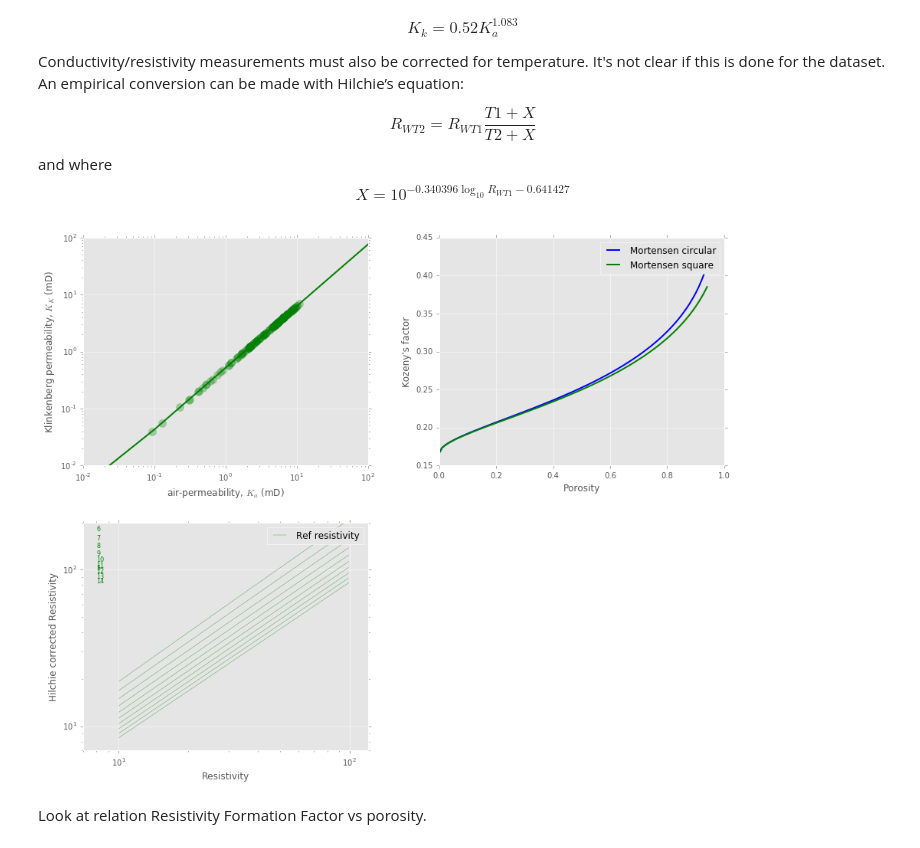
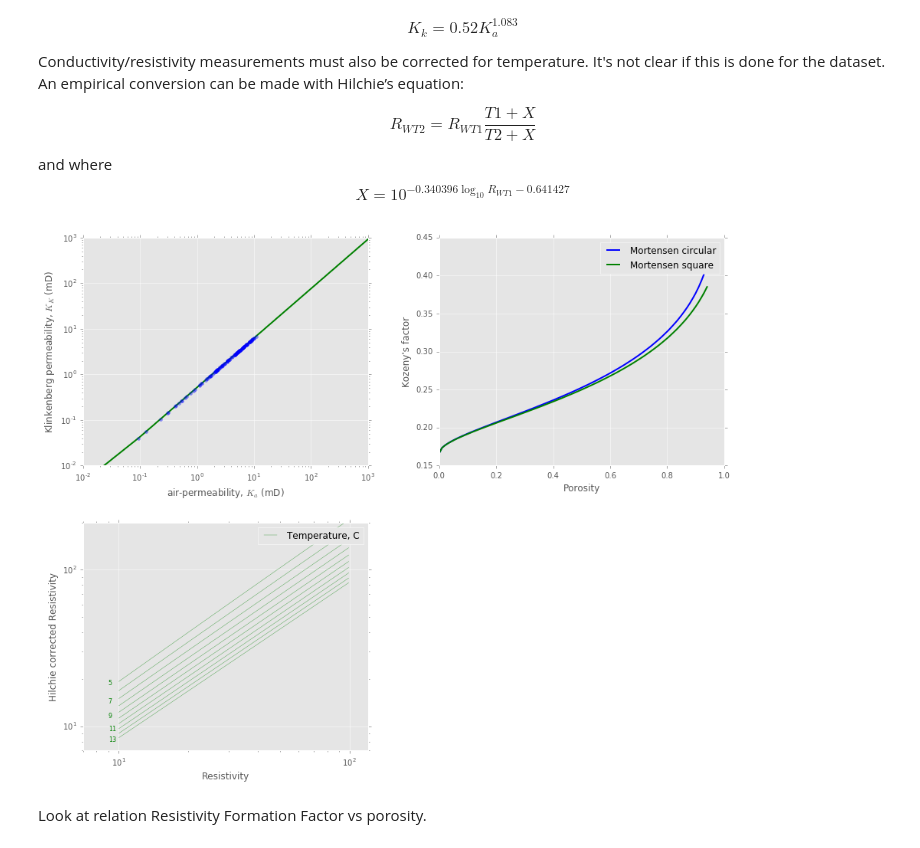
Before and after one commit to TobbeTripitaka/Dalbyover, a Jupyter notebook: Dalbyover sonic log.ipynb, the cells around one changed output. Drawn from its saved outputs; the diff is of its cells as text; code cells hidden in the pictures.

```diff
--- a/Dalbyover sonic log.ipynb
+++ b/Dalbyover sonic log.ipynb
@@ -336,8 +344,8 @@ fig = plt.figure(figsize=(16,12))
 fig.subplots_adjust(wspace=0)
 
 ax1 = plt.subplot(121)
-mask = np.isfinite(data['POROSITY'])
-plt.plot(data['POROSITY'][mask],data['DEPTH'][mask],'.k', alpha=0.9,label='Porosity')
+mask_POR = np.isfinite(data['POROSITY'])
+plt.plot(data['POROSITY'][mask_POR],data['DEPTH'][mask_POR],'.k', alpha=0.9,label='Porosity')
 POR_inter = data['POROSITY'].interpolate(method='slinear', order=2,limit=300, limit_direction='both')
 plt.plot(POR_inter,data['DEPTH'],'k-', alpha=0.3)
 #plt.xlim(-2,15)
@@ -348,12 +356,14 @@ plt.legend()
 plt.ylim(max(data['DEPTH']),0)
 
 ax2 = plt.subplot(122)
-mask = np.isfinite(data['PERMEABILITY'])
-plt.plot(data['PERMEABILITY'][mask],data['DEPTH'][mask],'.b', alpha=0.9,label='Permeability')
+mask_PERM = np.isfinite(data['PERMEABILITY'])
+plt.plot(1000*data['PERMEABILITY'][mask_PERM],data['DEPTH'][mask_PERM],'.b', alpha=0.9,label='Permeability')
 PERM_inter = data['PERMEABILITY'].interpolate(method='slinear', order=2,limit=300, limit_direction='both')
-plt.plot(PERM_inter,data['DEPTH'],'b-', alpha=0.3)
+plt.plot(1000*PERM_inter,data['DEPTH'],'b-', alpha=0.3)
 plt.xlim(-2,15)
-plt.plot(smooth_filter(PERM_inter,200),data['DEPTH'],'b-', alpha=0.8)
+plt.plot(smooth_filter(1000*PERM_inter,200),data['DEPTH'],'b-', alpha=0.8)
+plt.xlabel('mD', fontsize = 12)
+
 
 casing_plot()
 plt.legend()
@@ -555,7 +564,8 @@ fig.subplots_adjust(wspace=0.25, hspace=0.25)
 
 # Equations
 # Klinkenberg
-klinkenberg = lambda k: 0.52*(k**1.083)
+klinkenberg = lambda k: 0.52*k**1.083
+
 
 #Mortensen circular (1) and cubic (2)
 mortensen1 = lambda c_phi: 1./(4*math.cos((1./3)*math.acos(c_phi*64/(math.pi**3)-1)+4*math.pi/3)+4)
@@ -565,55 +575,60 @@ mortensen2 = lambda c_phi: 1./(4*math.cos((1./3)*math.acos(c_phi*2-1)+4*math.pi/
 ref_D = 1000
 T1=(data.loc[ref_D,'TEMP_E1']+data.loc[ref_D,'TEMP_E2'])/2
 R1=1000/data.loc[ref_D,'COND_G']
-hilchie = lambda (R2): R1*(T1+10.**(-0.340396*math.log10(R1)+0.641427))/(T2+10.**(-0.340396*math.log10(R1)+0.641427))
+hilchie = lambda (R1): R1*(T1+10.**(-0.340396*math.log10(R1)+0.641427))/(T2+10.**(-0.340396*math.log10(R1)+0.641427))
 
 # Make ranges
-per_range = np.arange(0, 100, 0.1)
+per_range = np.arange(0, 1000, 0.1)
 por_range = np.arange(0, 0.95, 0.01)
 res_range = np.arange(10, 100, 1)
 
 #Plot
 ax1 = plt.subplot(2, 2, 1)
 klinkenberg_range = np.array([klinkenberg(c) for c in per_range])
-klinkenberg_samples = np.array([klinkenberg(c) for c in data['PERMEABILITY'][mask]])
+klinkenberg_samples = np.array([klinkenberg(c) for c in 1000*data['PERMEABILITY'][mask_PERM]])
 plt.plot(per_range,klinkenberg_range,'g',lw=2,label="")
-plt.plot(data['PERMEABILITY'][mask],klinkenberg_samples,'.g', markersize=20, alpha = 0.3,label="")
+plt.plot(1000*data['PERMEABILITY'][mask_PERM],klinkenberg_samples,'.b', markersize=8, alpha = 0.4,label="")
 ax1.set_xscale('log')
 ax1.set_yscale('log')
 plt.ylabel('Klinkenberg permeability, $K_K$ (mD)', fontsize = 12)
 plt.xlabel('air-permeability, $K_a$ (mD)', fontsize = 12)
 
 ax2=plt.subplot(2, 2, 2)
 mortensen1_range = np.array([mortensen1(c) for c in por_range])
 mortensen2_range = np.array([mortensen2(c) for c in por_range])
 plt.plot(por_range,mortensen1_range,'b',lw=2,label="Mortensen circular")
 plt.plot(por_range,mortensen2_range,'g',lw=2,label="Mortensen square")
 plt.ylabel("Kozeny's factor", fontsize = 12)
 plt.xlabel('Porosity', fontsize = 12)
 plt.legend()
 klinkenberg_perm = np.array([klinkenberg(c) for c in PERM_inter])
 Kozeny_factor = np.array([mortensen1(c) for c in (0.01*POR_inter)])
 
 ax3=plt.subplot(2, 2, 3)
 hilchie_temps = xrange(5,15,1)
 for T2 in hilchie_temps:
-    ax3.text(8, hilchie(10), str(T2), fontsize=8, color='g')
     hilchie_range = np.array([hilchie(R1) for R1 in res_range])
-    plt.plot(res_range,hilchie_range,'g',lw=0.3)
+    plt.plot(res_range,hilchie_range, color = 'g' ,lw=0.3)
+    if T2  % 2 == 1:
+            ax3.text(9, hilchie(10)-1, str(T2), fontsize=8, color='g')
 
-
-plt.plot(res_range+10000,hilchie_range,'g',lw=0.3, label='Ref resistivity')
+plt.plot(res_range+10000,hilchie_range,'g',lw=0.3, label='Temperature, C')
 plt.legend()
 plt.ylabel('Hilchie corrected Resistivity', fontsize = 12)
 plt.xlabel('Resistivity', fontsize = 12)
 ax3.set_xscale('log')
 ax3.set_yscale('log')
 plt.xlim(7, 120)
 plt.ylim(7, 200)
 
+#Correct Data:
+klinkenberg_inter = np.array([klinkenberg(c) for c in PERM_inter])
+
+
+
 plt.show()
 # %% [output]
-[figure, old version]
+[figure, new version]
 # %% [markdown]
 Look at relation Resistivity Formation Factor vs porosity.
 # %%
```
Also changed, not shown: parts of 9 cells of this notebook, 1 other file.
